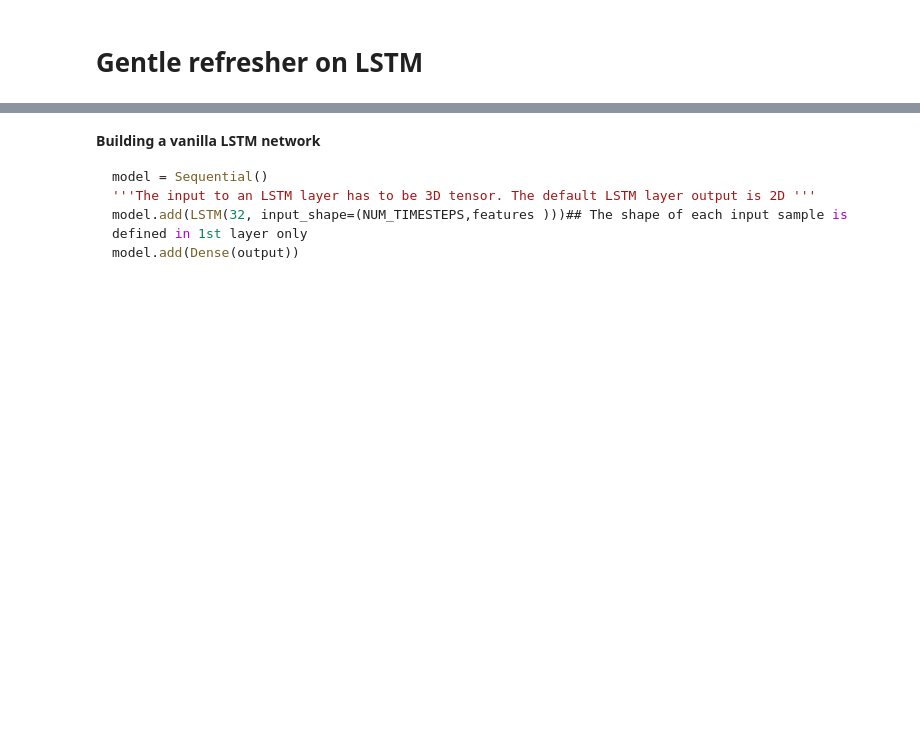
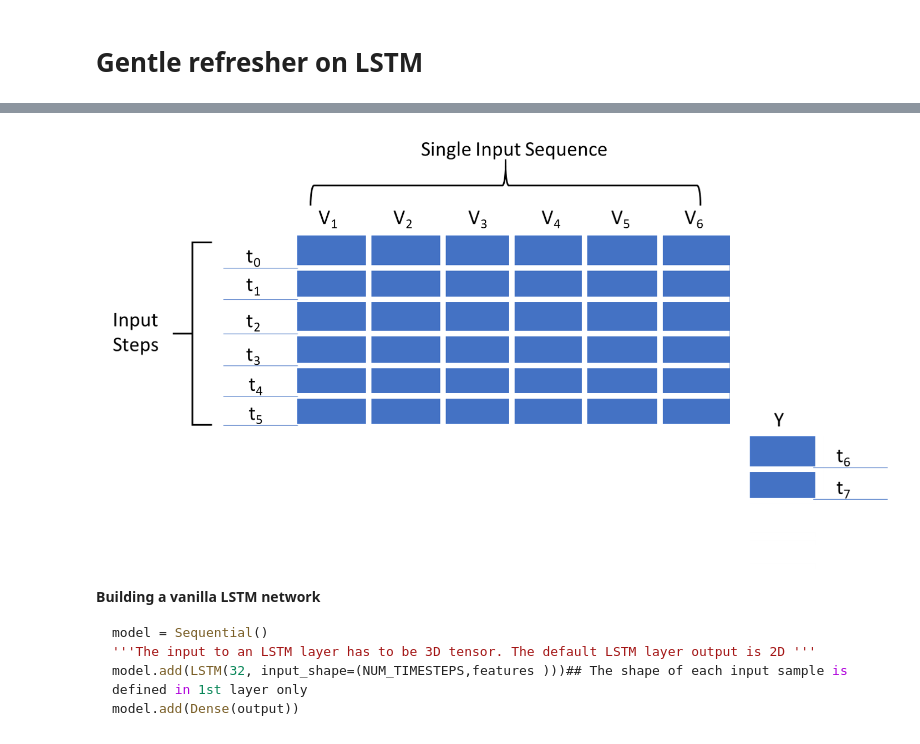
Before and after one commit to zikkat/SPE_Workshop, a Jupyter notebook: _Sequence_faults_model_seq2seq.ipynb, the cells around one changed output, grey strips where cells are left out. Cells and saved outputs as stored; diff of their text form; code cells hidden in the pictures; blank space fills up the shorter version.

````diff
--- a/_Sequence_faults_model_seq2seq.ipynb
+++ b/_Sequence_faults_model_seq2seq.ipynb
@@ -21,3 +48,8 @@ We will be using Keras with Tensorflow backend to build the LSTM for sequence to
+# %%
+from IPython.display import Image
+Image('drive/colab_notebook/images/timesequence.png')
+# %% [output]
+[figure, added]
 # %% [markdown]
 **Building a vanilla LSTM network**
 ```python
````
Also changed, not shown: parts of 9 cells of this notebook.
